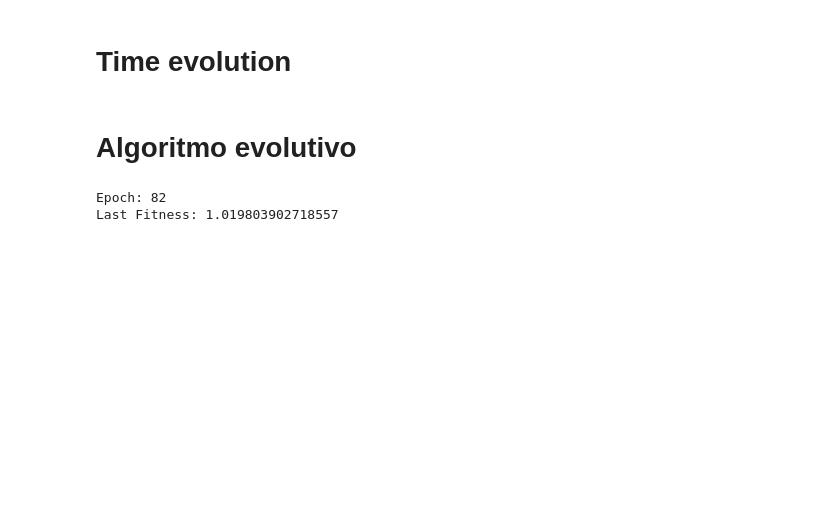
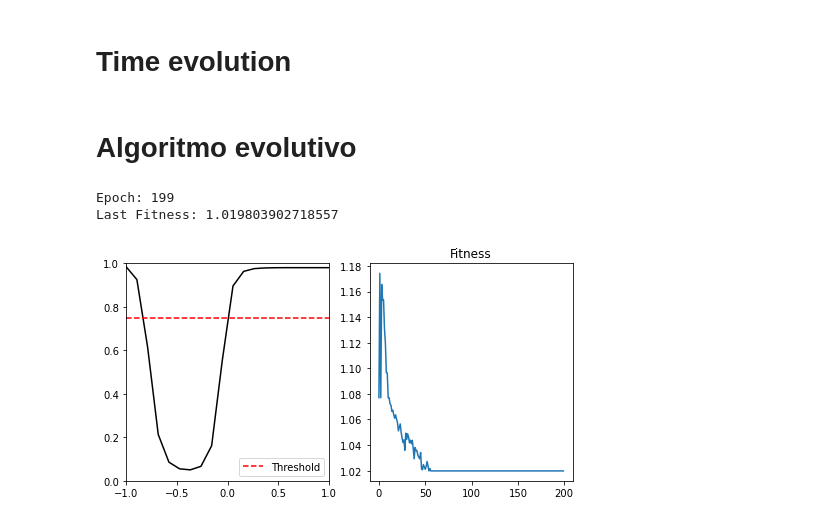
Before and after one commit to SantiagoAcostaMarino/MetodosI_SantiagoAcosta_JuanCampos, a Jupyter notebook: Parcial4/Parcial/Parcial-4-Aprendizaje automatico.ipynb, the cells around one changed output. Drawn from its saved outputs; the diff is of its cells as text; code cells hidden in the pictures; blank space fills up the shorter version.

```diff
--- a/Parcial4/Parcial/Parcial-4-Aprendizaje automatico.ipynb
+++ b/Parcial4/Parcial/Parcial-4-Aprendizaje automatico.ipynb
@@ -277,9 +275,10 @@ def Genetic(Robots, epochs = 200, Plot = True, Plottime=False):
     return best_bot, FitVector
 # %%
 Robots = GetRobots(200)
-Best, FitVector = Genetic(Robots,Plot=False,Plottime=False) # Apagar Plottime para el entrenamiento
+Best, FitVector = Genetic(Robots,Plot=True,Plottime=False) # Apagar Plottime para el entrenamiento
 # %% [output]
-Epoch: 82
+Epoch: 199
 Last Fitness: 1.019803902718557
+[figure, added]
 # %%
 plt.plot(FitVector)
```
Also changed, not shown: parts of 2 cells of this notebook.
